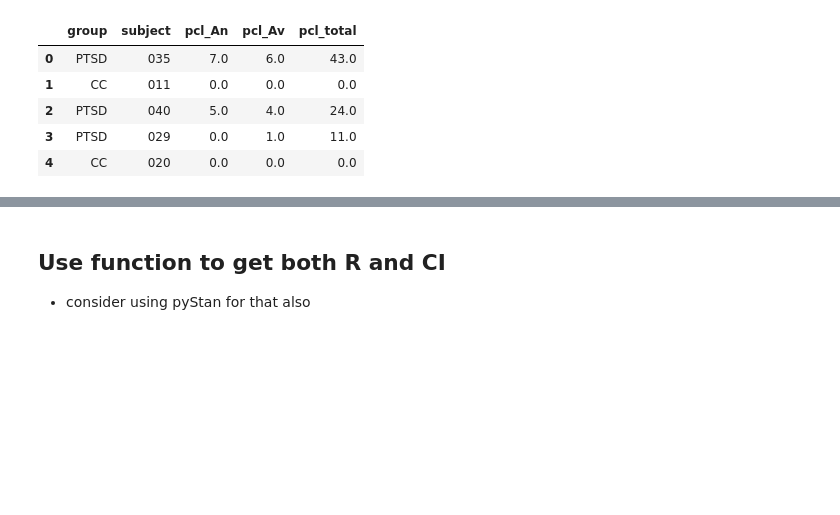
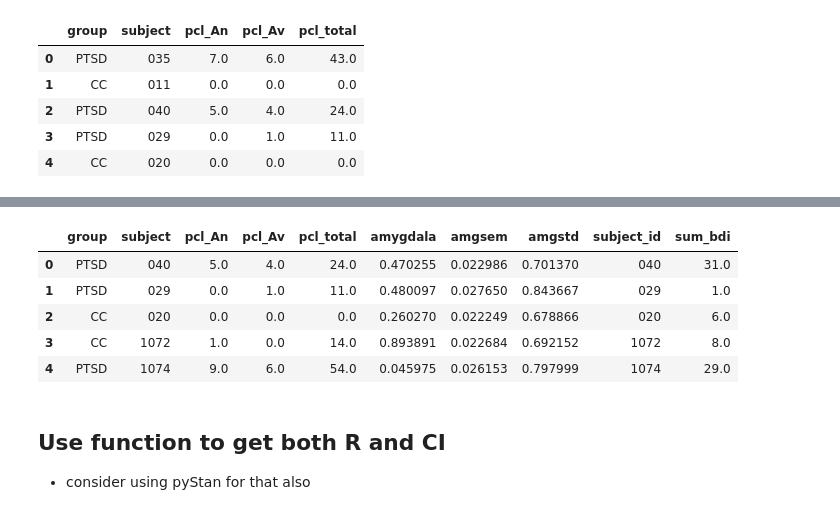
Before and after one commit to LevyDecisionNeuroLab/SIA_PTSD, a Jupyter notebook: firstDay_amygdalaDuringUS2.ipynb, the cells around one changed output, grey strips where cells are left out. Saved outputs shown, nothing was run; the diff lists cells and outputs as text; code cells hidden in the pictures; blank space fills up the shorter version.

```diff
--- a/firstDay_amygdalaDuringUS2.ipynb
+++ b/firstDay_amygdalaDuringUS2.ipynb
@@ -255,3 +325,14 @@ dfpcl_amg = dfpcl_amg[dfpcl_amg.group.isin(groups)]
+# %%
+# add sum bdi
+dfpcl_amg_bdi = pd.merge(dfpcl_amg, dfBDI, left_on='subject', right_on='subject_id')
+dfpcl_amg_bdi.head()
+# %% [output]
+|  | group | subject | pcl_An | pcl_Av | pcl_total | amygdala | amgsem | amgstd | subject_id | sum_bdi |
+| 0 | PTSD | 040 | 5.0 | 4.0 | 24.0 | 0.470255 | 0.022986 | 0.701370 | 040 | 31.0 |
+| 1 | PTSD | 029 | 0.0 | 1.0 | 11.0 | 0.480097 | 0.027650 | 0.843667 | 029 | 1.0 |
+| 2 | CC | 020 | 0.0 | 0.0 | 0.0 | 0.260270 | 0.022249 | 0.678866 | 020 | 6.0 |
+| 3 | CC | 1072 | 1.0 | 0.0 | 14.0 | 0.893891 | 0.022684 | 0.692152 | 1072 | 8.0 |
+| 4 | PTSD | 1074 | 9.0 | 6.0 | 54.0 | 0.045975 | 0.026153 | 0.797999 | 1074 | 29.0 |
 # %% [markdown]
 ## Use function to get both R and CI
  - consider using pyStan for that also
```
Also changed, not shown: parts of 8 cells of this notebook.
